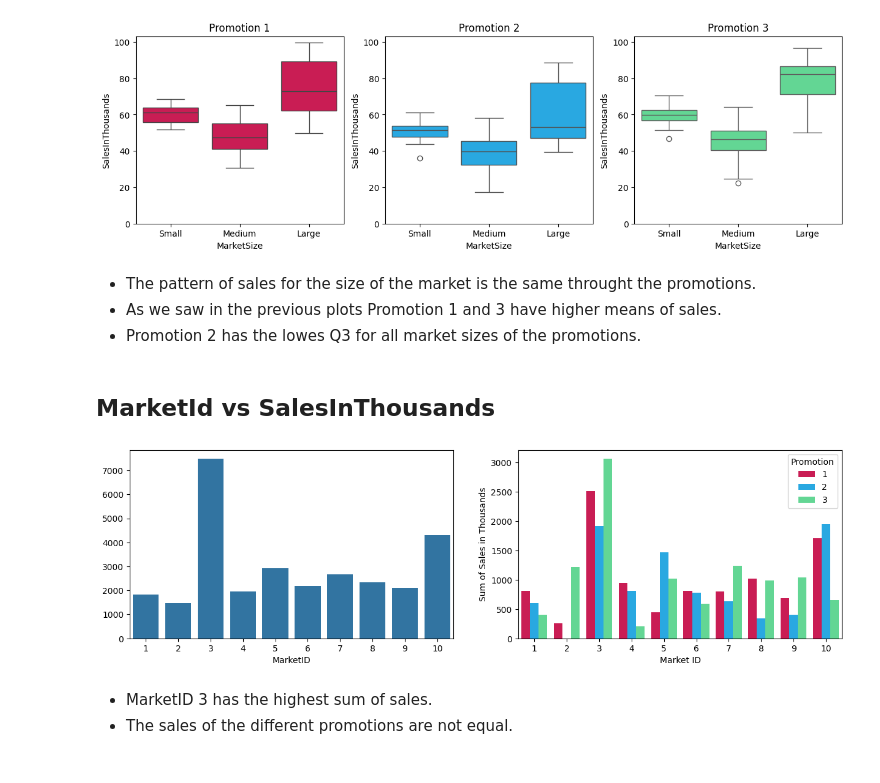
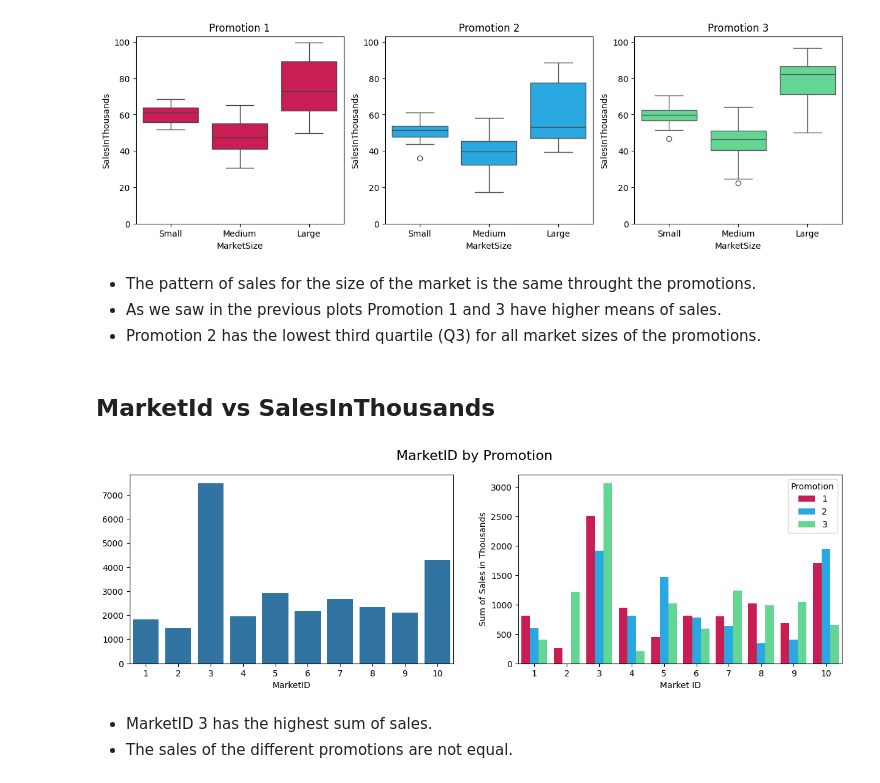
Before and after one commit to cole-mengelberg/Fast_Food_A-B, a Jupyter notebook: EDA.ipynb, the cells around one changed output. Cells and saved outputs as stored; diff of their text form; code cells hidden in the pictures.

```diff
--- a/EDA.ipynb
+++ b/EDA.ipynb
@@ -172,24 +189,25 @@ plt.show()
 # %% [markdown]
 *    The pattern of sales for the size of the market is the same throught the promotions.
 *    As we saw in the previous plots Promotion 1 and 3 have higher means of sales.
-*   Promotion 2 has the lowes Q3 for all market sizes of the promotions.
+*   Promotion 2 has the lowest third quartile (Q3) for all market sizes of the promotions.
 # %% [markdown]
 ## MarketId vs SalesInThousands
 # %%
 fig, axes = plt.subplots(nrows=1, ncols=2, figsize=(15, 4))
 axes = axes.flatten()
 
 sum_sales = fast_food_df.groupby('MarketID')['SalesInThousands'].sum()
 sns.barplot(x=sum_sales.index, y=sum_sales.values, ax=axes[0])
 plt.ylabel('Sum of Sales in Thousands')
 
 sum_sales = fast_food_df.groupby(['MarketID', 'Promotion'])['SalesInThousands'].sum().reset_index()
 sns.barplot(x='MarketID', y='SalesInThousands', hue='Promotion', palette=colors, data=sum_sales, ax=axes[1])
 plt.xlabel('Market ID')
 plt.ylabel('Sum of Sales in Thousands')
+fig.suptitle('MarketID by Promotion', fontsize=16)
 plt.show()
 # %% [output]
-[figure, old version]
+[figure, new version]
 # %% [markdown]
 *    MarketID 3 has the highest sum of sales.
 *    The sales of the different promotions are not equal.
```
Also changed, not shown: parts of 8 cells of this notebook.
